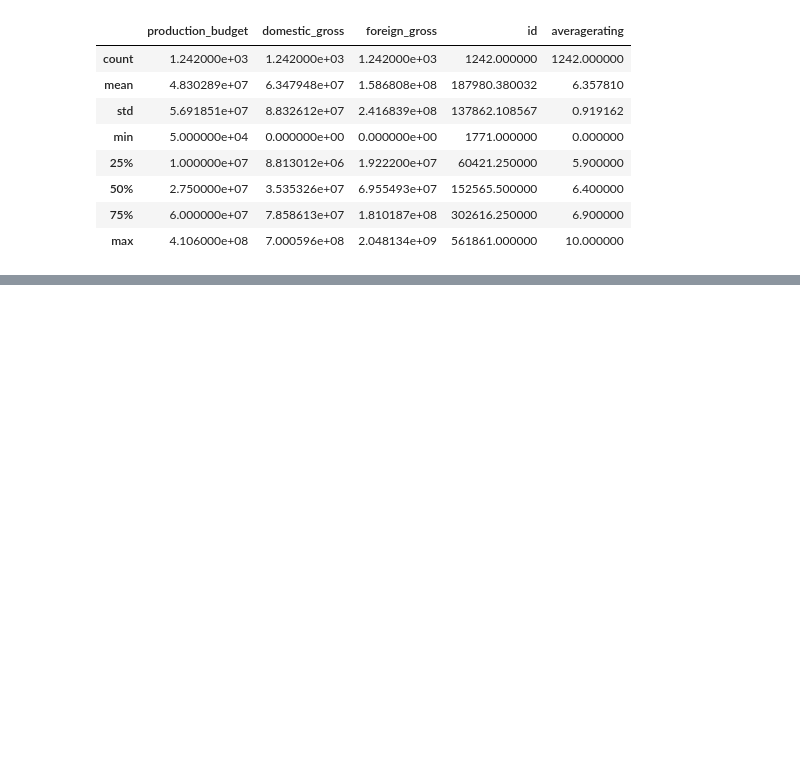
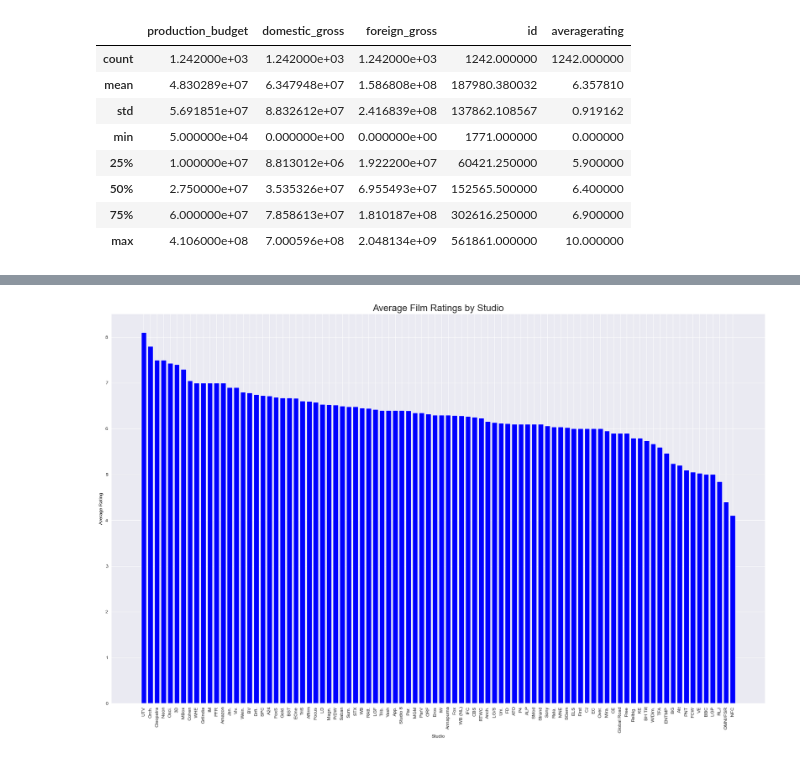
Before and after one commit to Dudimath/Microsoft-Film-Insights, a Jupyter notebook: Data Cleaning.ipynb, the cells around one changed output, grey strips where cells are left out. Saved outputs shown, nothing was run; the diff lists cells and outputs as text; code cells hidden in the pictures; blank space fills up the shorter version.

Commit message:
Kick off Explanatory Data Analysis

```diff
--- a/Data Cleaning.ipynb
+++ b/Data Cleaning.ipynb
@@ -941,0 +960,17 @@ df_final.describe()
+# %%
+# Group the data by studio and calculate the average rating
+average_ratings = df_final.groupby('studio')['averagerating'].mean()
+
+# Sort the average ratings in descending order
+sorted_ratings = average_ratings.sort_values(ascending=False)
+
+# Plot the average ratings by studio
+plt.figure(figsize=(25, 15))
+plt.bar(sorted_ratings.index, sorted_ratings.values,color = 'blue')
+plt.xlabel('Studio')
+plt.ylabel('Average Rating')
+plt.title('Average Film Ratings by Studio',fontsize= 20)
+plt.xticks(rotation=90)
+plt.show()
+# %% [output]
+[figure, added]
```
Also changed, not shown: parts of 8 cells of this notebook.
